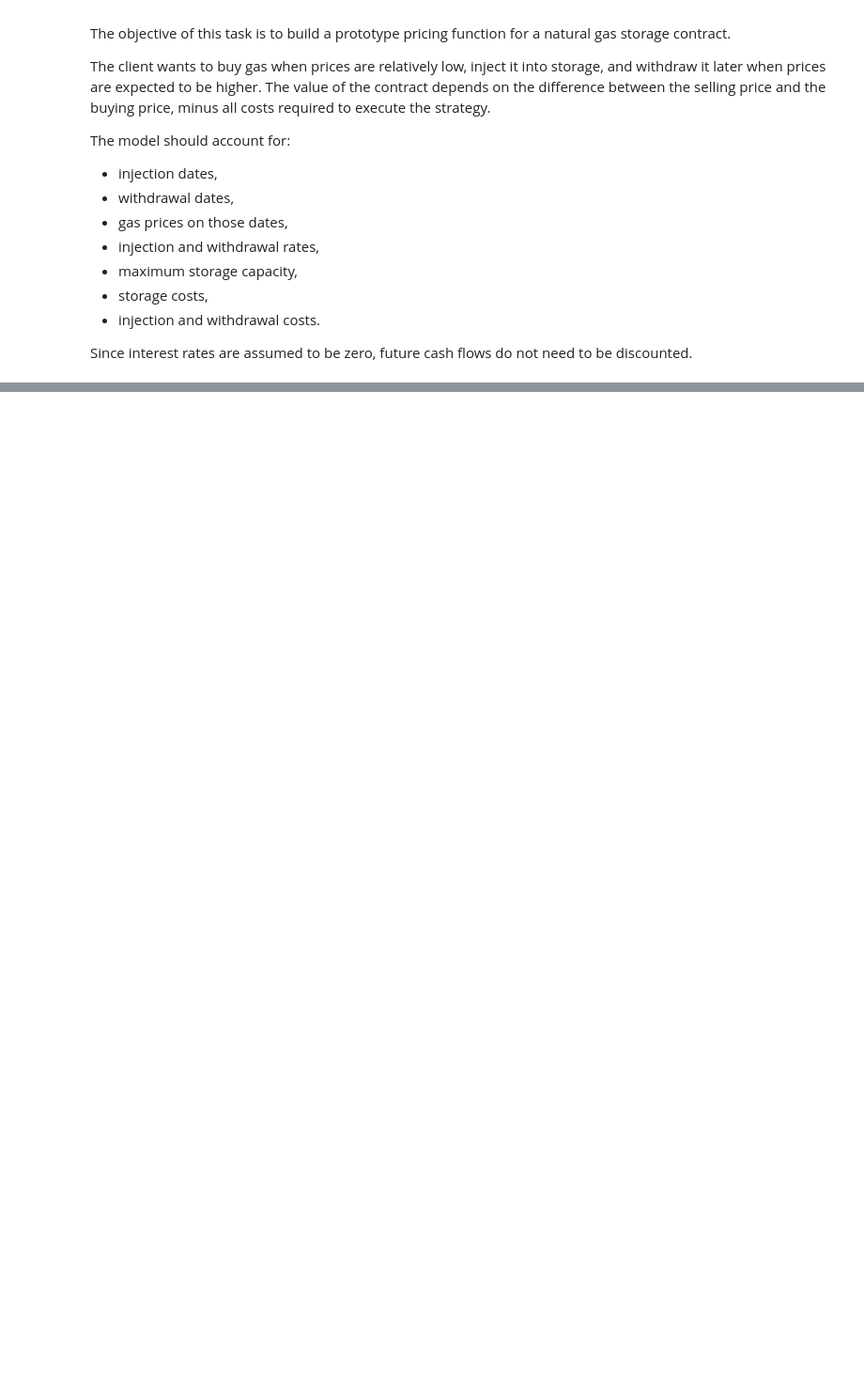
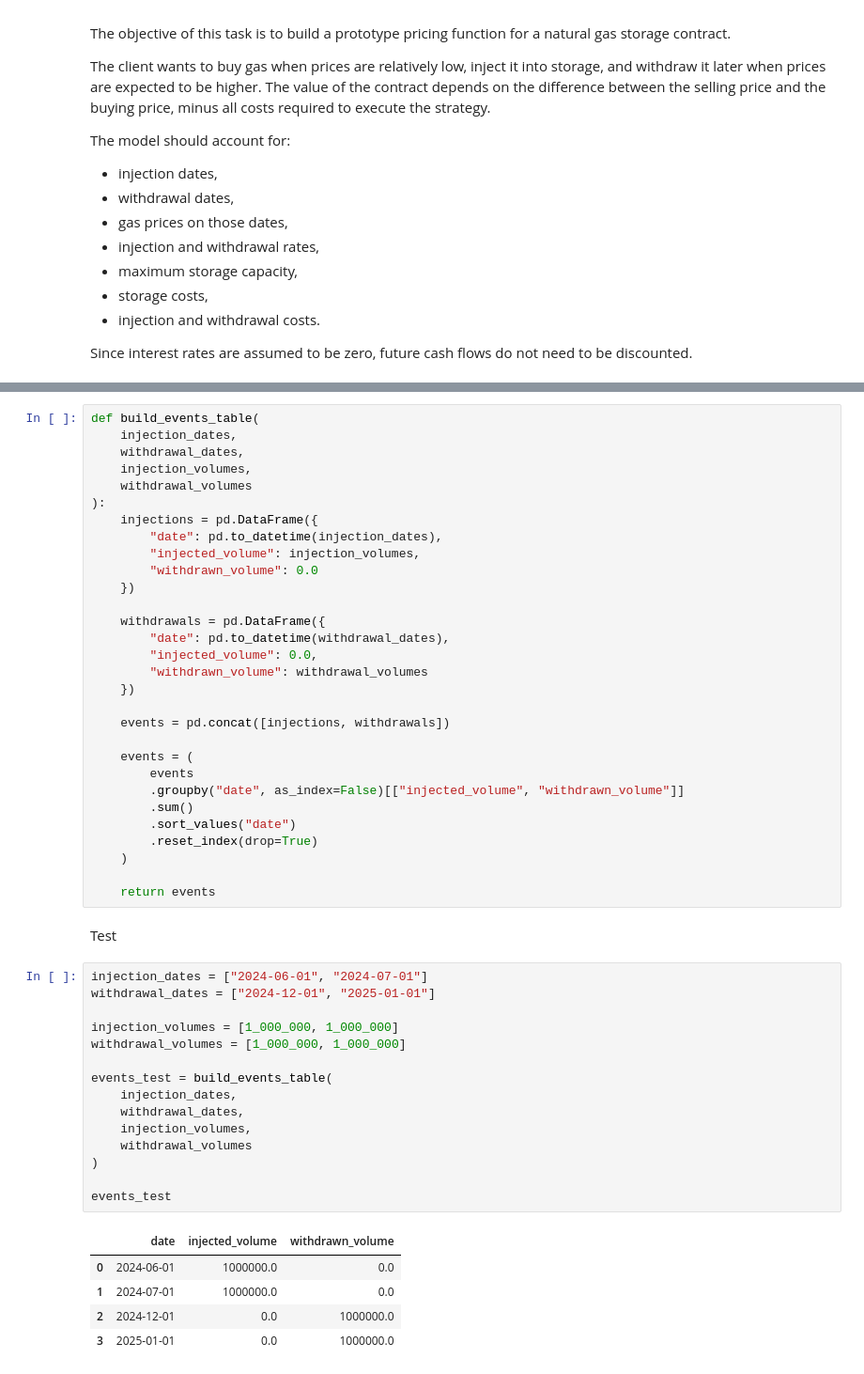
Before and after one commit to aniolarolas/quant-research-pricing-credit-risk, a Jupyter notebook: 02_storage_contract_pricing.ipynb, the cells around one changed output, grey strips where cells are left out. Shown at 94% size. Cells and saved outputs as stored; diff of their text form; blank space fills up the shorter version.

```diff
--- a/02_storage_contract_pricing.ipynb
+++ b/02_storage_contract_pricing.ipynb
@@ -32,0 +164,53 @@ Since interest rates are assumed to be zero, future cash flows do not need to be
+# %%
+def build_events_table(
+    injection_dates,
+    withdrawal_dates,
+    injection_volumes,
+    withdrawal_volumes
+):
+    injections = pd.DataFrame({
+        "date": pd.to_datetime(injection_dates),
+        "injected_volume": injection_volumes,
+        "withdrawn_volume": 0.0
+    })
+
+    withdrawals = pd.DataFrame({
+        "date": pd.to_datetime(withdrawal_dates),
+        "injected_volume": 0.0,
+        "withdrawn_volume": withdrawal_volumes
+    })
+
+    events = pd.concat([injections, withdrawals])
+
+    events = (
+        events
+        .groupby("date", as_index=False)[["injected_volume", "withdrawn_volume"]]
+        .sum()
+        .sort_values("date")
+        .reset_index(drop=True)
+    )
+
+    return events
+# %% [markdown]
+Test
+# %%
+injection_dates = ["2024-06-01", "2024-07-01"]
+withdrawal_dates = ["2024-12-01", "2025-01-01"]
+
+injection_volumes = [1_000_000, 1_000_000]
+withdrawal_volumes = [1_000_000, 1_000_000]
+
+events_test = build_events_table(
+    injection_dates,
+    withdrawal_dates,
+    injection_volumes,
+    withdrawal_volumes
+)
+
+events_test
+# %% [output]
+|  | date | injected_volume | withdrawn_volume |
+| 0 | 2024-06-01 | 1000000.0 | 0.0 |
+| 1 | 2024-07-01 | 1000000.0 | 0.0 |
+| 2 | 2024-12-01 | 0.0 | 1000000.0 |
+| 3 | 2025-01-01 | 0.0 | 1000000.0 |
```
Also changed, not shown: parts of 36 cells of this notebook.
